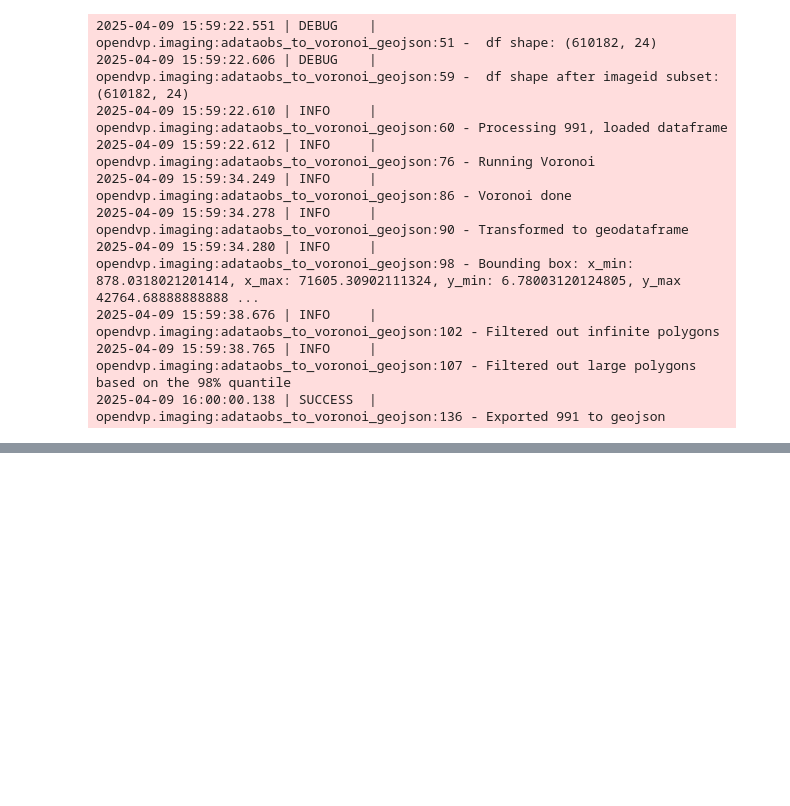
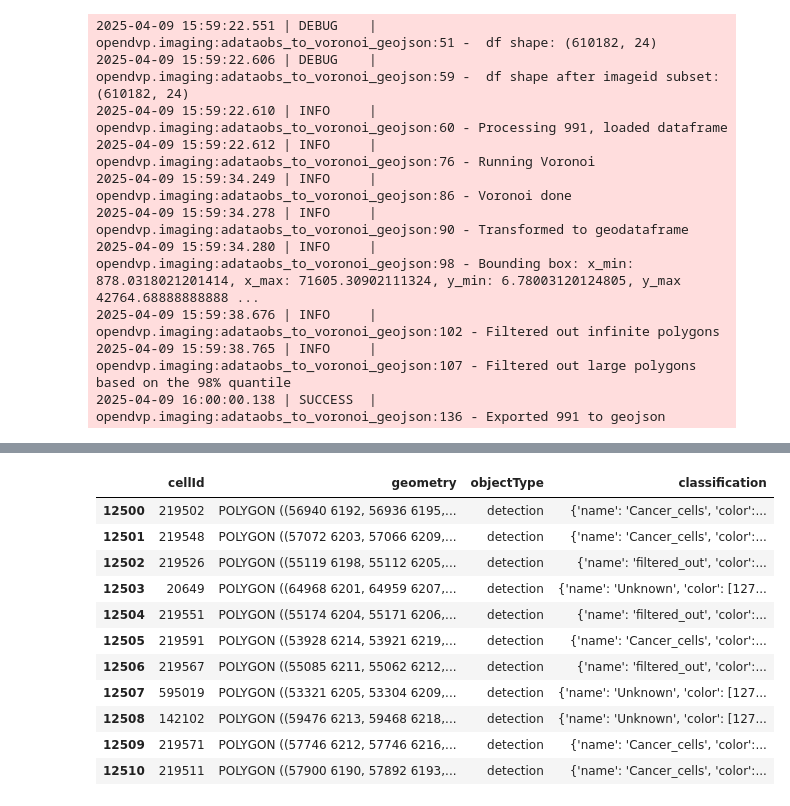
Before and after one commit to josenimo/P26_DA, a Jupyter notebook: nbs/1_991_ImageAnalysis.ipynb, the cells around one changed output, grey strips where cells are left out. Saved outputs shown, nothing was run; the diff lists cells and outputs as text; code cells hidden in the pictures; blank space fills up the shorter version.

```diff
--- a/nbs/1_991_ImageAnalysis.ipynb
+++ b/nbs/1_991_ImageAnalysis.ipynb
@@ -476,0 +477,3 @@ imaging.adataobs_to_voronoi_geojson(
+# %%
+adata = ad.read_h5ad("../data/perSample/991/adata_checkpoints/7_adata_pheno/20250302_1823_7_adata_pheno_adata.h5ad")
+adata
@@ -476,0 +587,15 @@ imaging.adataobs_to_voronoi_geojson(
+# %%
+tmp_dict.loc[12500:12510,:]
+# %% [output]
+|  | cellId | geometry | objectType | classification |
+| 12500 | 219502 | POLYGON ((56940 6192, 56936 6195,... | detection | {'name': 'Cancer_cells', 'color':... |
+| 12501 | 219548 | POLYGON ((57072 6203, 57066 6209,... | detection | {'name': 'Cancer_cells', 'color':... |
+| 12502 | 219526 | POLYGON ((55119 6198, 55112 6205,... | detection | {'name': 'filtered_out', 'color':... |
+| 12503 | 20649 | POLYGON ((64968 6201, 64959 6207,... | detection | {'name': 'Unknown', 'color': [127... |
+| 12504 | 219551 | POLYGON ((55174 6204, 55171 6206,... | detection | {'name': 'filtered_out', 'color':... |
+| 12505 | 219591 | POLYGON ((53928 6214, 53921 6219,... | detection | {'name': 'Cancer_cells', 'color':... |
+| 12506 | 219567 | POLYGON ((55085 6211, 55062 6212,... | detection | {'name': 'filtered_out', 'color':... |
+| 12507 | 595019 | POLYGON ((53321 6205, 53304 6209,... | detection | {'name': 'Unknown', 'color': [127... |
+| 12508 | 142102 | POLYGON ((59476 6213, 59468 6218,... | detection | {'name': 'Unknown', 'color': [127... |
+| 12509 | 219571 | POLYGON ((57746 6212, 57746 6216,... | detection | {'name': 'Cancer_cells', 'color':... |
+| 12510 | 219511 | POLYGON ((57900 6190, 57892 6193,... | detection | {'name': 'Cancer_cells', 'color':... |
```
Also changed, not shown: parts of 17 cells of this notebook, 1 other file.
